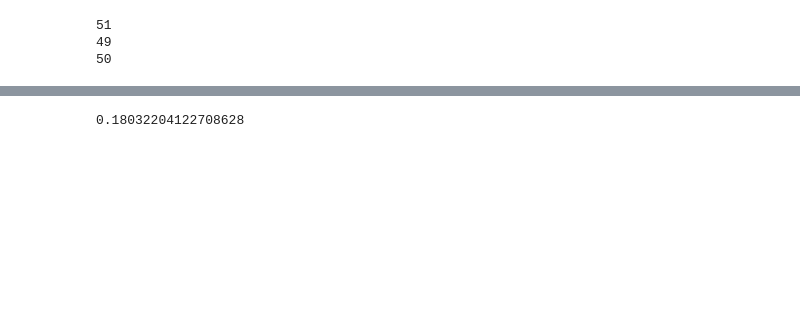
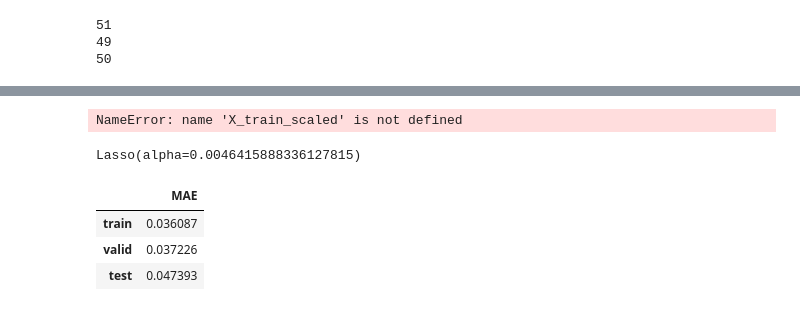
Before and after one commit to Blausher/ts, a Jupyter notebook: project.ipynb, the cells around one changed output, grey strips where cells are left out. Drawn from its saved outputs; the diff is of its cells as text; code cells hidden in the pictures; blank space fills up the shorter version.

```diff
--- a/project.ipynb
+++ b/project.ipynb
@@ -337,7 +318,9 @@ calculate_correlation_importances(x_train, y_train_in)
 # %%
 # подбор параметра для lasso
-param_grid = {'alpha': np.logspace(-4, 1, 100)}
-# lasso = Lasso(max_iter=10000)
-# grid_search = GridSearchCV(lasso, param_grid, cv=5, scoring='neg_mean_squared_error')
-# grid_search.fit(X_train_scaled, y_train_in)
-# best_alpha = grid_search.best_params_['alpha']
+param_grid = {'alpha': np.logspace(-4, 1, 10)}
+lasso = Lasso(max_iter=1000)
+grid_search = GridSearchCV(lasso, param_grid, cv=5, scoring='neg_mean_absolute_error')
+grid_search.fit(X_train_scaled, y_train_in)
+best_alpha = grid_search.best_params_['alpha']
+# %% [output]
+NameError: name 'X_train_scaled' is not defined
@@ -346,4 +327,19 @@ transfer_entropy(x_train[col], y_train_in
-# %%
-transfer_entropy(x_train['%-sqrt_price'], y_train_in)
-# %% [output]
-0.18032204122708628
+# %%
+lasso = Lasso(alpha = best_alpha, max_iter=1000)
+lasso.fit(X_train_scaled, y_train_in)
+# %% [output]
+Lasso(alpha=0.0046415888336127815)
+# %%
+data = [[mean_absolute_error(y_train_in, lasso.predict(X_train_scaled))],
+        [mean_absolute_error(y_valid_in, lasso.predict(X_valid_scaled))],
+        [mean_absolute_error(y_test_in, lasso.predict(X_test_scaled))]]
+columns = ['MAE']
+index = ['train', 'valid', 'test']
+df_metric_lasso = pd.DataFrame(data, columns = columns, index = index)
+# %%
+df_metric_lasso
+# %% [output]
+|  | MAE |
+| train | 0.036087 |
+| valid | 0.037226 |
+| test | 0.047393 |
```
Also changed, not shown: parts of 16 cells of this notebook, 3 other files.
